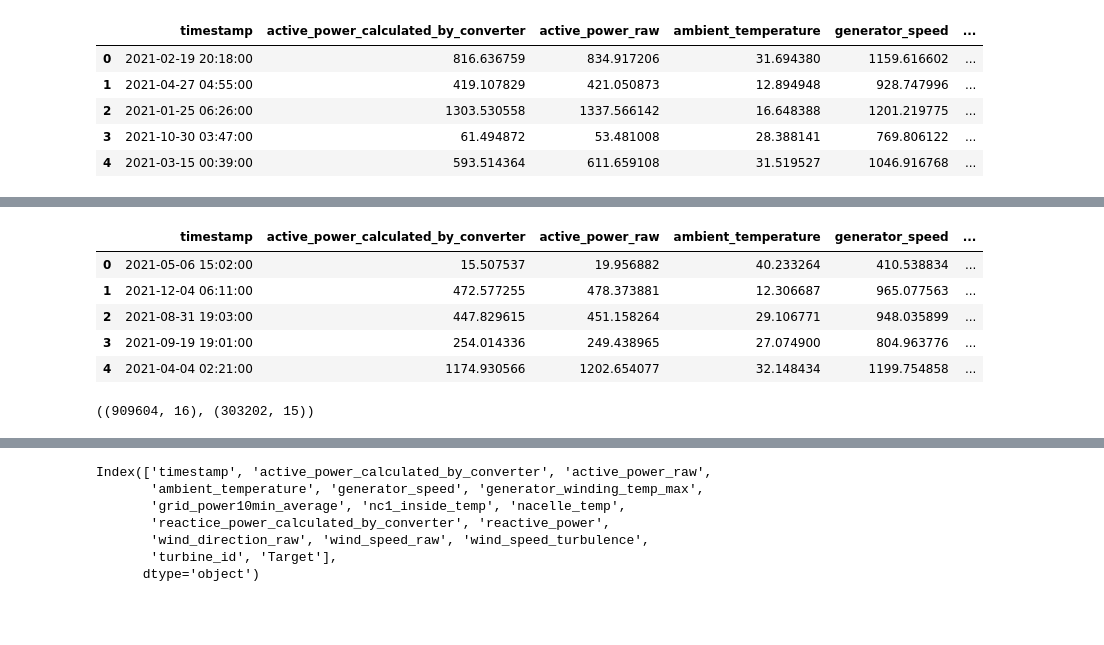
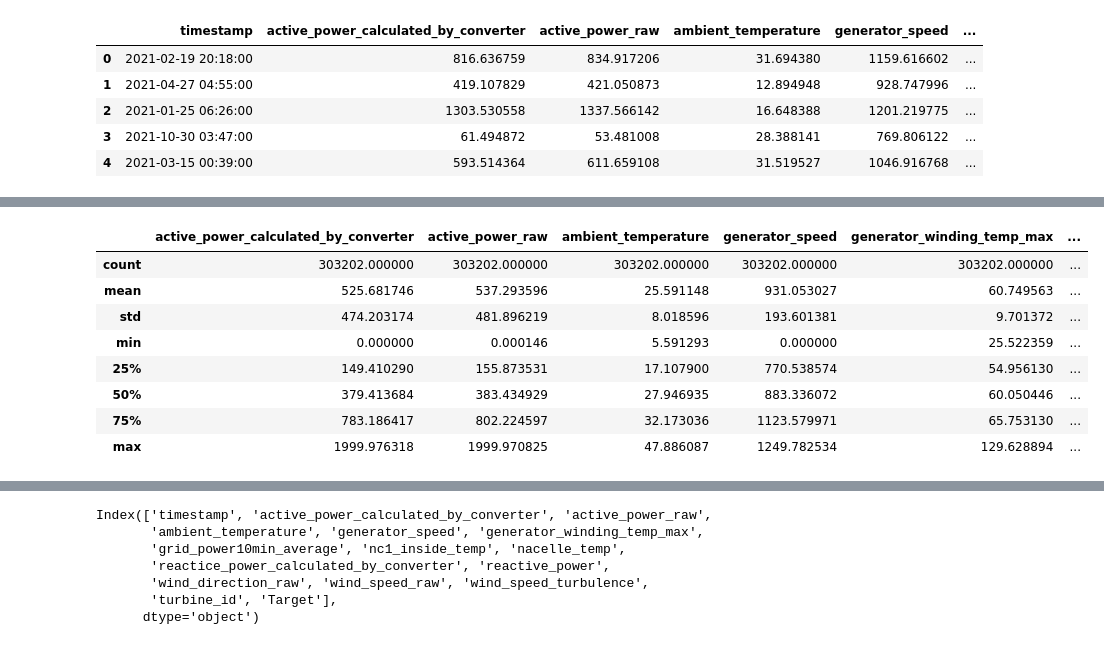
Before and after one commit to k-loki/re_new-machinehack, a Jupyter notebook: notebooks/eda.ipynb, the cells around one changed output, grey strips where cells are left out. Drawn from its saved outputs; the diff is of its cells as text; code cells hidden in the pictures; blank space fills up the shorter version.

```diff
--- a/notebooks/eda.ipynb
+++ b/notebooks/eda.ipynb
@@ -9,6 +15,6 @@ warnings.filterwarnings('ignore')
 # %%
-train = pd.read_csv('../data/train.csv')
-test = pd.read_csv('../data/test.csv')
+train = pd.read_csv('../data/raw/train.csv')
+test = pd.read_csv('../data/raw/test.csv')
 train.head()
 # %% [output]
 |  | timestamp | active_power_calculated_by_converter | active_power_raw | ambient_temperature | generator_speed | ... |
@@ -20,13 +41,12 @@ train.head()
 # %%
-test.head()
+test.describe()
 # %% [output]
-|  | timestamp | active_power_calculated_by_converter | active_power_raw | ambient_temperature | generator_speed | ... |
-| 0 | 2021-05-06 15:02:00 | 15.507537 | 19.956882 | 40.233264 | 410.538834 | ... |
-| 1 | 2021-12-04 06:11:00 | 472.577255 | 478.373881 | 12.306687 | 965.077563 | ... |
-| 2 | 2021-08-31 19:03:00 | 447.829615 | 451.158264 | 29.106771 | 948.035899 | ... |
-| 3 | 2021-09-19 19:01:00 | 254.014336 | 249.438965 | 27.074900 | 804.963776 | ... |
-| 4 | 2021-04-04 02:21:00 | 1174.930566 | 1202.654077 | 32.148434 | 1199.754858 | ... |
+|  | active_power_calculated_by_converter | active_power_raw | ambient_temperature | generator_speed | generator_winding_temp_max | ... |
+| count | 303202.000000 | 303202.000000 | 303202.000000 | 303202.000000 | 303202.000000 | ... |
+| mean | 525.681746 | 537.293596 | 25.591148 | 931.053027 | 60.749563 | ... |
+| std | 474.203174 | 481.896219 | 8.018596 | 193.601381 | 9.701372 | ... |
+| min | 0.000000 | 0.000146 | 5.591293 | 0.000000 | 25.522359 | ... |
+| 25% | 149.410290 | 155.873531 | 17.107900 | 770.538574 | 54.956130 | ... |
+| 50% | 379.413684 | 383.434929 | 27.946935 | 883.336072 | 60.050446 | ... |
+| 75% | 783.186417 | 802.224597 | 32.173036 | 1123.579971 | 65.753130 | ... |
+| max | 1999.976318 | 1999.970825 | 47.886087 | 1249.782534 | 129.628894 | ... |
-# %%
-train.shape, test.shape
-# %% [output]
-((909604, 16), (303202, 15))
```
Also changed, not shown: parts of 46 cells of this notebook.
